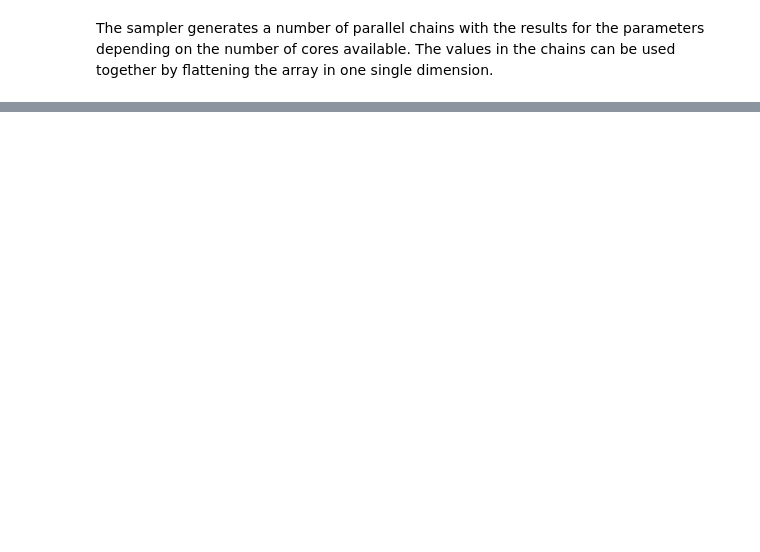
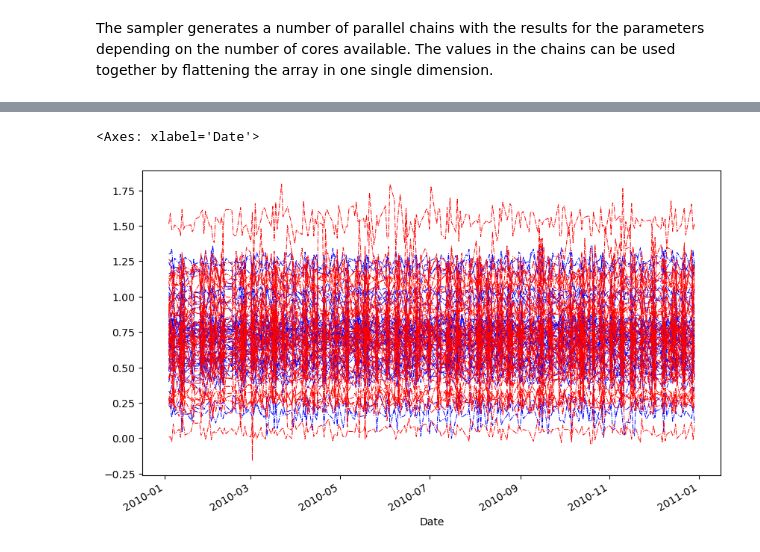
Before and after one commit to luigiselmi/finstat, a Jupyter notebook: hilpisch/ch13_bayesian_statistics.ipynb, the cells around one changed output, grey strips where cells are left out. Cells and saved outputs as stored; diff of their text form; code cells hidden in the pictures; blank space fills up the shorter version.

```diff
--- a/hilpisch/ch13_bayesian_statistics.ipynb
+++ b/hilpisch/ch13_bayesian_statistics.ipynb
@@ -183,0 +310,3 @@ plt.legend()
+# %%
+alpha = {'alpha_%i' % i: v for i, v in enumerate(trace_rw['posterior']['alpha']) if i < 20}
+alpha
@@ -183,0 +331,5 @@ plt.legend()
+# %%
+df_alpha = pd.DataFrame(alpha['alpha_0'], index=data.index[:250])
+# %%
+beta = {'beta_%i' % i: v for i, v in enumerate(trace_rw['posterior']['beta']) if i < 20}
+beta
@@ -183,0 +354,8 @@ plt.legend()
+# %%
+df_beta = pd.DataFrame(beta['beta_0'], index=data.index[:250])
+# %%
+ax = df_alpha.plot(color='b', style='-.', legend=False, lw=0.7, figsize=(10, 6))
+df_beta.plot(color='r', style='-.', legend=False, lw=0.7, ax=ax)
+# %% [output]
+<Axes: xlabel='Date'>
+[figure, added]
```
Also changed, not shown: parts of 29 cells of this notebook.
